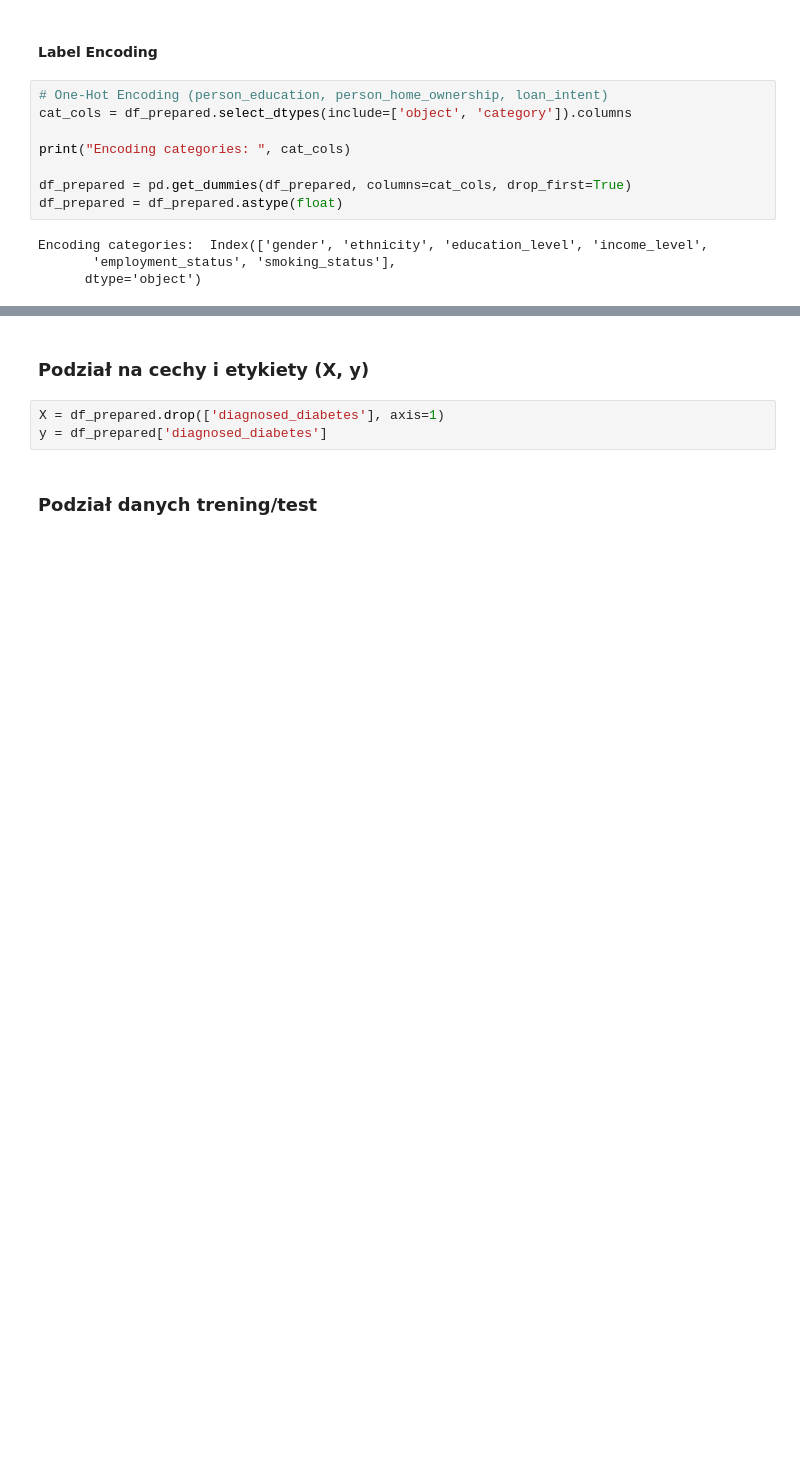
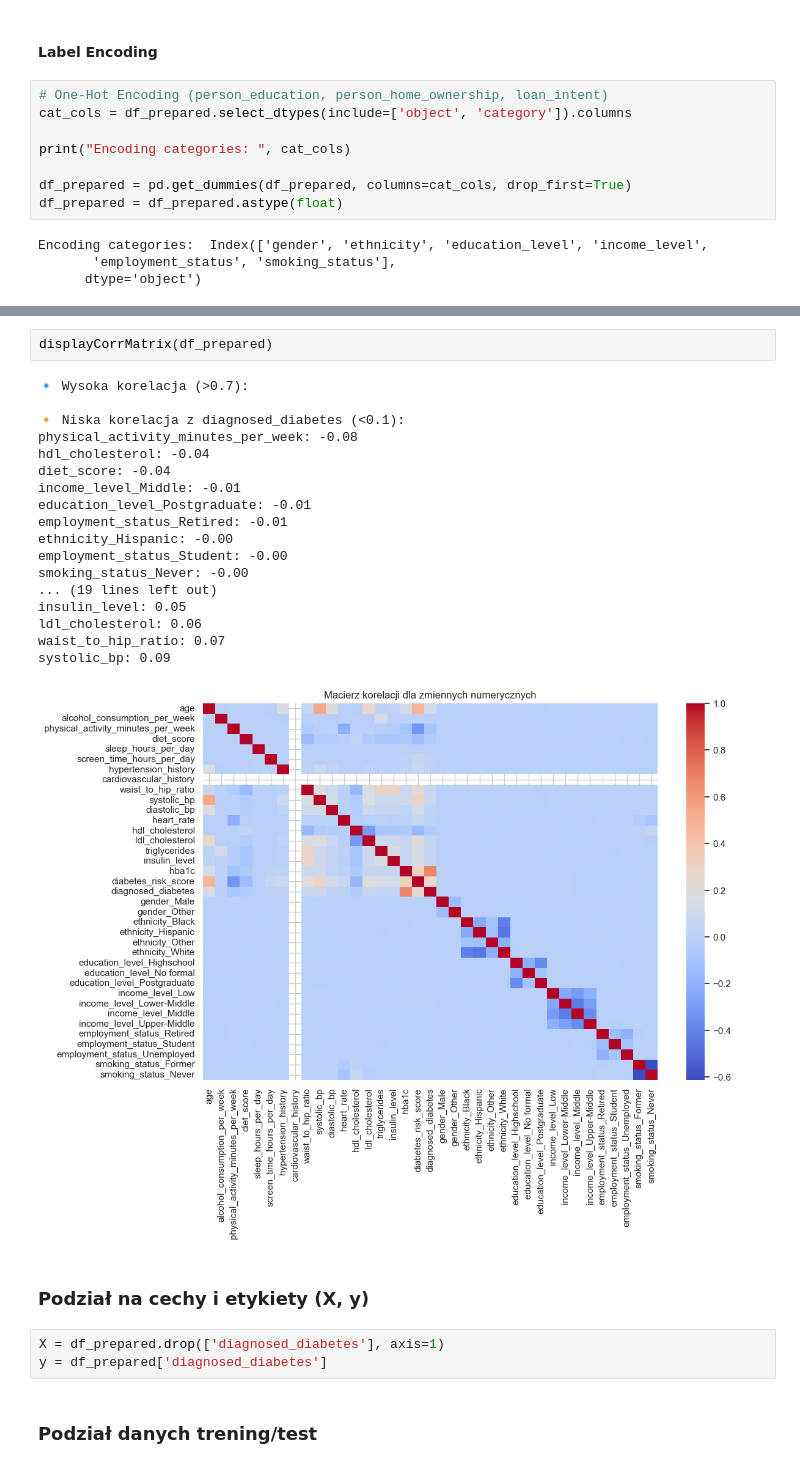
Before and after one commit to VladRost/suml_15_grupa5, a Jupyter notebook: 01_eda.ipynb, the cells around one changed output, grey strips where cells are left out. Drawn from its saved outputs; the diff is of its cells as text; blank space fills up the shorter version.

```diff
--- a/01_eda.ipynb
+++ b/01_eda.ipynb
@@ -392,3 +397,24 @@ df_prepared.head(10)
+# %%
+displayCorrMatrix(df_prepared)
+# %% [output]
+🔹 Wysoka korelacja (>0.7):
+
+🔸 Niska korelacja z diagnosed_diabetes (<0.1):
+physical_activity_minutes_per_week: -0.08
+hdl_cholesterol: -0.04
+diet_score: -0.04
+income_level_Middle: -0.01
+education_level_Postgraduate: -0.01
+employment_status_Retired: -0.01
+ethnicity_Hispanic: -0.00
+employment_status_Student: -0.00
+smoking_status_Never: -0.00
+... (19 lines left out)
+insulin_level: 0.05
+ldl_cholesterol: 0.06
+waist_to_hip_ratio: 0.07
+systolic_bp: 0.09
+[figure, added]
 # %% [markdown]
 ### Podział na cechy i etykiety (X, y)
 # %%
```
Also changed, not shown: parts of 8 cells of this notebook.
